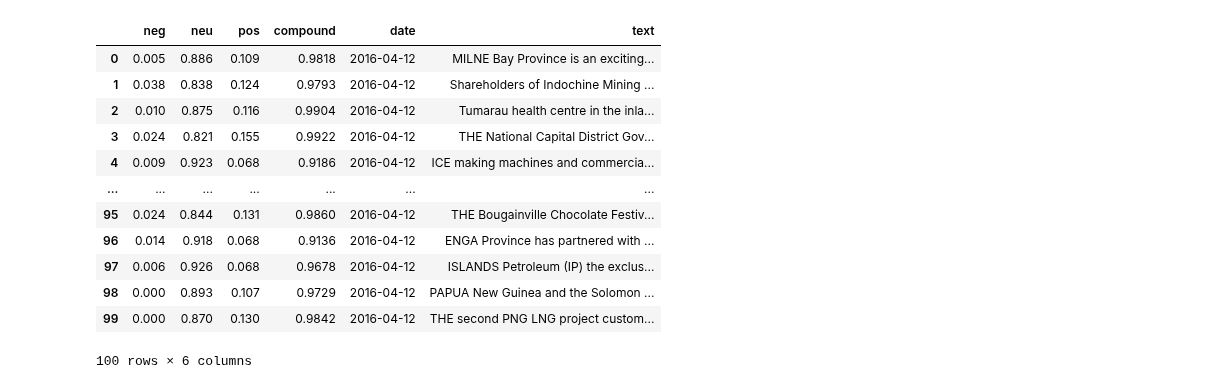
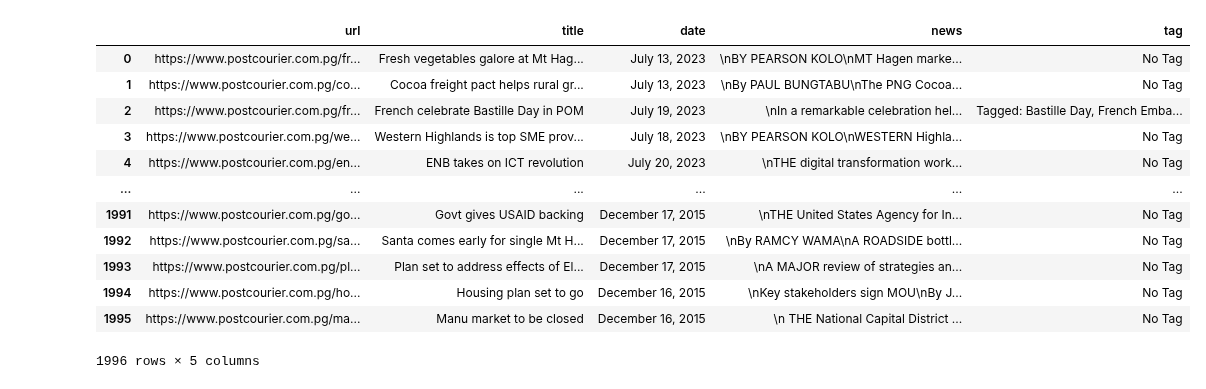
Before and after one commit to worldbank/pacific-observatory, a Jupyter notebook: scripts/notebooks/text/text_explore.ipynb, the cells around one changed output. Drawn from its saved outputs; the diff is of its cells as text; code cells hidden in the pictures.

```diff
--- a/scripts/notebooks/text/text_explore.ipynb
+++ b/scripts/notebooks/text/text_explore.ipynb
@@ -19,0 +142,7 @@ from nltk import tokenize
+# %%
+model_list, coherence_values = compute_coherence_values(dictionary=id2word,
+                                                        corpus=corpus,
+                                                        texts=data_lemmatized,
+                                                        start=2,
+                                                        limit=20,
+                                                        step=1)
@@ -19,0 +167,3 @@ from nltk import tokenize
+# %%
+best_model = model_list[np.argmax(coherence_values)]
+best_model.print_topics()
@@ -20 +188,30 @@ from nltk import tokenize
+# %%
+topics_df = pd.DataFrame()
+for idx, val in enumerate(best_model.load_document_topics()):
+    temp_df = pd.DataFrame(val)
+    if topics_df.empty:
+        topics_df = temp_df
+    else:
+        topics_df = pd.concat([topics_df, temp_df], axis=1)
+# %%
+topics_df_new = topics_df.drop(0, axis=1).T.reset_index().drop("index", axis=1)
+topics_df_new["dominant_topic"] = [np.argmax(row) for _, row in topics_df_new.iterrows()]
+inclu_indexs = topics_df_new[topics_df_new.dominant_topic.isin([0, 13])].index.to_list()
+# %%
+busecon_news = news.iloc[inclu_indexs].reset_index().drop("index", axis=1)
+busecon_news
+# %% [output]
+|  | url | title | date | news | tag |
+| 0 | https://www.postcourier.com.pg/fr... | Fresh vegetables galore at Mt Hag... | July 13, 2023 | \nBY PEARSON KOLO\nMT Hagen marke... | No Tag |
+| 1 | https://www.postcourier.com.pg/co... | Cocoa freight pact helps rural gr... | July 13, 2023 | \nBy PAUL BUNGTABU\nThe PNG Cocoa... | No Tag |
+| 2 | https://www.postcourier.com.pg/fr... | French celebrate Bastille Day in POM | July 19, 2023 | \nIn a remarkable celebration hel... | Tagged: Bastille Day, French Emba... |
+| 3 | https://www.postcourier.com.pg/we... | Western Highlands is top SME prov... | July 18, 2023 | \nBY PEARSON KOLO\nWESTERN Highla... | No Tag |
+| 4 | https://www.postcourier.com.pg/en... | ENB takes on ICT revolution | July 20, 2023 | \nTHE digital transformation work... | No Tag |
+| ... | ... | ... | ... | ... | ... |
+| 1991 | https://www.postcourier.com.pg/go... | Govt gives USAID backing | December 17, 2015 | \nTHE United States Agency for In... | No Tag |
+| 1992 | https://www.postcourier.com.pg/sa... | Santa comes early for single Mt H... | December 17, 2015 | \nBy RAMCY WAMA\nA ROADSIDE bottl... | No Tag |
+| 1993 | https://www.postcourier.com.pg/pl... | Plan set to address effects of El... | December 17, 2015 | \nA MAJOR review of strategies an... | No Tag |
+| 1994 | https://www.postcourier.com.pg/ho... | Housing plan set to go | December 16, 2015 | \nKey stakeholders sign MOU\nBy J... | No Tag |
+| 1995 | https://www.postcourier.com.pg/ma... | Manu market to be closed | December 16, 2015 | \n THE National Capital District ... | No Tag |
+1996 rows × 5 columns
 # %%
@@ -35,19 +241 @@ for news in text_lst[:-1]:
     ss_df = pd.concat([ss_df, ss_temp], axis=0)
-# %%
-ss_df["date"] = pd.to_datetime(ss_df["date"])
-ss_df = ss_df.reset_index().drop("index", axis=1)
-ss_df.save
-# %% [output]
-|  | neg | neu | pos | compound | date | text |
-| 0 | 0.005 | 0.886 | 0.109 | 0.9818 | 2016-04-12 | MILNE Bay Province is an exciting... |
-| 1 | 0.038 | 0.838 | 0.124 | 0.9793 | 2016-04-12 | Shareholders of Indochine Mining ... |
-| 2 | 0.010 | 0.875 | 0.116 | 0.9904 | 2016-04-12 | Tumarau health centre in the inla... |
-| 3 | 0.024 | 0.821 | 0.155 | 0.9922 | 2016-04-12 | THE National Capital District Gov... |
-| 4 | 0.009 | 0.923 | 0.068 | 0.9186 | 2016-04-12 | ICE making machines and commercia... |
-| ... | ... | ... | ... | ... | ... | ... |
-| 95 | 0.024 | 0.844 | 0.131 | 0.9860 | 2016-04-12 | THE Bougainville Chocolate Festiv... |
-| 96 | 0.014 | 0.918 | 0.068 | 0.9136 | 2016-04-12 | ENGA Province has partnered with ... |
-| 97 | 0.006 | 0.926 | 0.068 | 0.9678 | 2016-04-12 | ISLANDS Petroleum (IP) the exclus... |
-| 98 | 0.000 | 0.893 | 0.107 | 0.9729 | 2016-04-12 | PAPUA New Guinea and the Solomon ... |
-| 99 | 0.000 | 0.870 | 0.130 | 0.9842 | 2016-04-12 | THE second PNG LNG project custom... |
-100 rows × 6 columns
```
Also changed, not shown: parts of 28 cells of this notebook, 3 other files.
